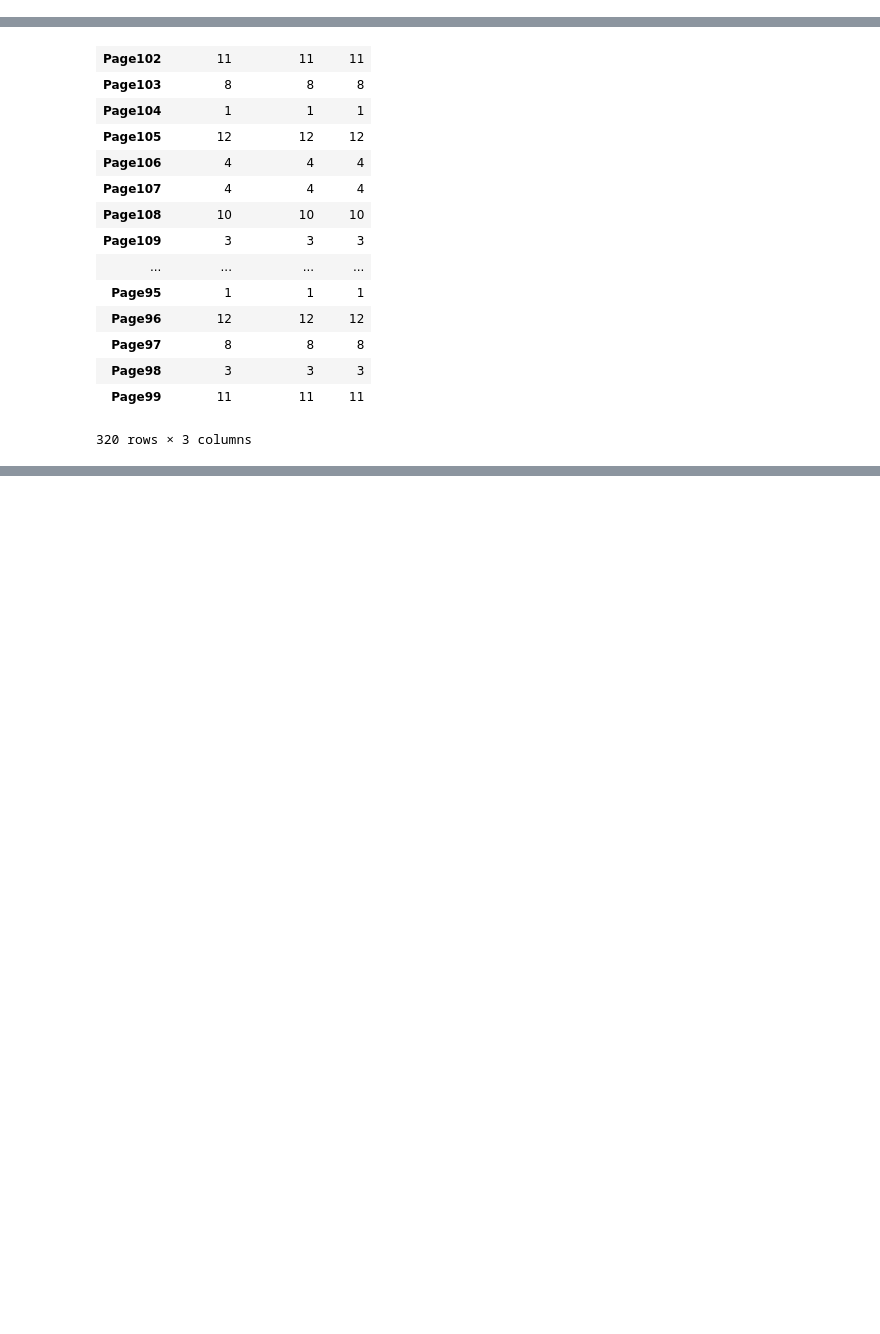
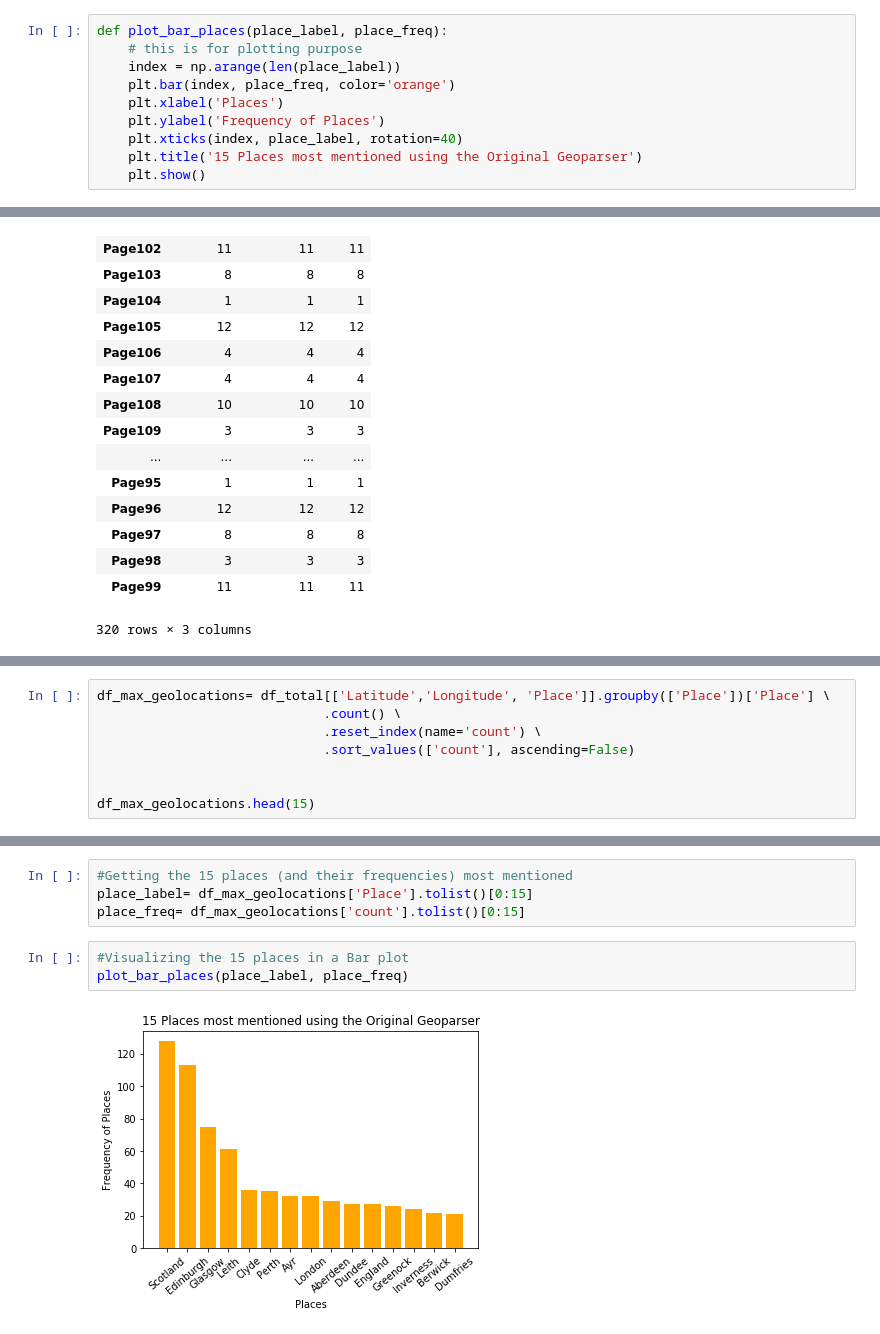
Before and after one commit to alan-turing-institute/defoe_visualization, a Jupyter notebook: Scottish_Gazetteer/Visualization_Geoparser_Original.ipynb, the cells around one changed output, grey strips where cells are left out. Cells and saved outputs as stored; diff of their text form; blank space fills up the shorter version.

```diff
--- a/Scottish_Gazetteer/Visualization_Geoparser_Original.ipynb
+++ b/Scottish_Gazetteer/Visualization_Geoparser_Original.ipynb
@@ -67,3 +81,13 @@ def geresolution_dataframe(result):
+# %%
+def plot_bar_places(place_label, place_freq):
+    # this is for plotting purpose
+    index = np.arange(len(place_label))
+    plt.bar(index, place_freq, color='orange')
+    plt.xlabel('Places')
+    plt.ylabel('Frequency of Places')
+    plt.xticks(index, place_label, rotation=40)
+    plt.title('15 Places most mentioned using the Original Geoparser')
+    plt.show()
 # %% [markdown]
 
 We run the *geoparser_pages* defoe query over "Descriptive account of the principal towns in Scotland - 1828"* gazetter using the original nltk language model.
@@ -234,0 +281,8 @@ df_total.groupby("Page").count()
+# %%
+df_max_geolocations= df_total[['Latitude','Longitude', 'Place']].groupby(['Place'])['Place'] \
+                             .count() \
+                             .reset_index(name='count') \
+                             .sort_values(['count'], ascending=False)
+
+
+df_max_geolocations.head(15)
@@ -234,0 +306,9 @@ df_total.groupby("Page").count()
+# %%
+#Getting the 15 places (and their frequencies) most mentioned
+place_label= df_max_geolocations['Place'].tolist()[0:15]
+place_freq= df_max_geolocations['count'].tolist()[0:15]
+# %%
+#Visualizing the 15 places in a Bar plot
+plot_bar_places(place_label, place_freq)
+# %% [output]
+[figure, added]
```
Also changed, not shown: parts of 6 cells of this notebook.
